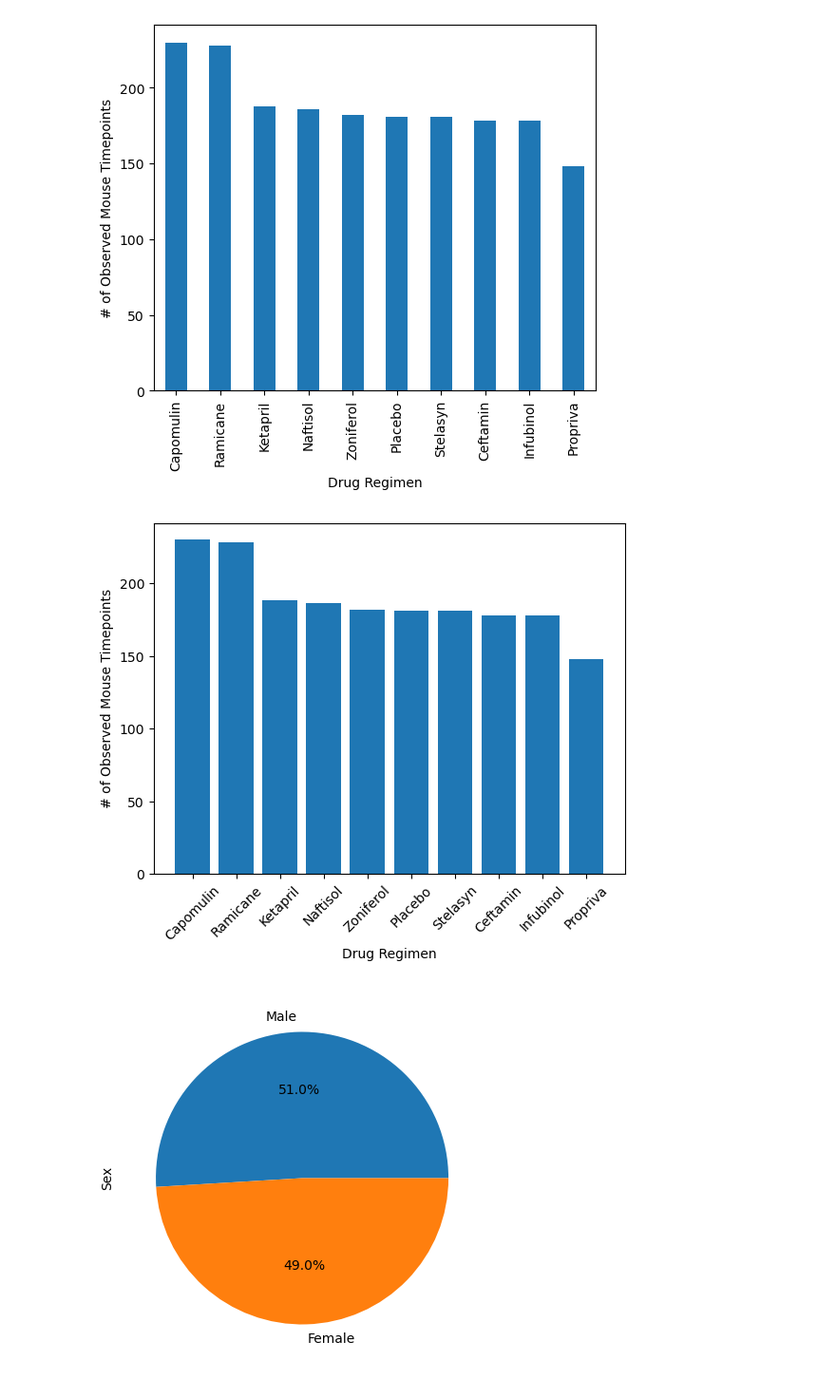
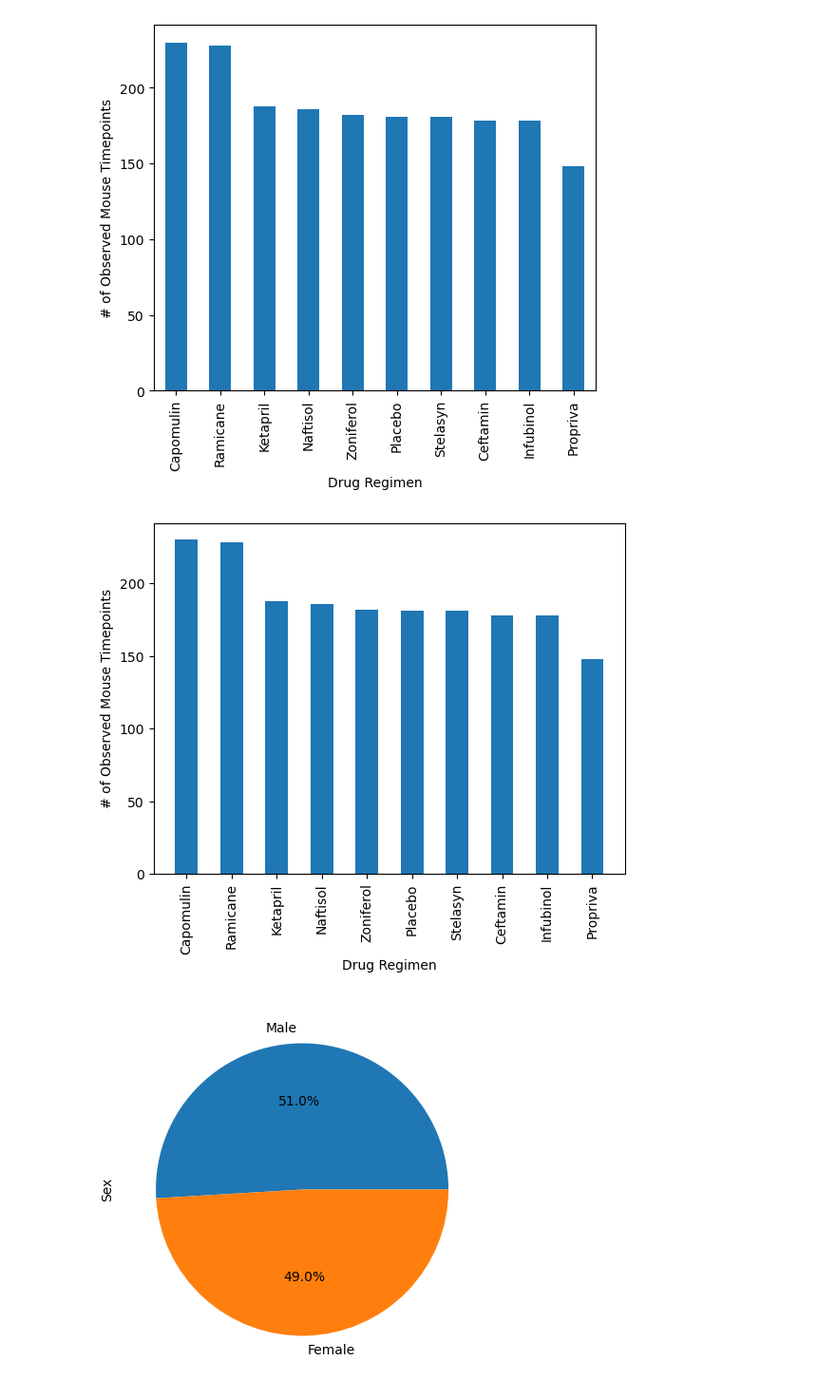
Before and after one commit to nCervantez/MatplotlibChallenge, a Jupyter notebook: Pymaceuticals/pymaceuticals_starter.ipynb, the cells around one changed output. Shown at 95% size. Saved outputs shown, nothing was run; the diff lists cells and outputs as text; code cells hidden in the pictures.

Commit message:
Cleaned code of grammer and spelling error. Formatted plots to look like the examples. Ready for analysis

```diff
--- a/Pymaceuticals/pymaceuticals_starter.ipynb
+++ b/Pymaceuticals/pymaceuticals_starter.ipynb
@@ -145,19 +145,19 @@ plt.show()
 # %%
 # Generate a bar plot showing the total number of rows (Mouse ID/Timepoints) for each drug regimen using pyplot.
 x_axis = np.arange(len(sorted_count))
 y_axis = sorted_count
 tick_loc = [value for value in x_axis]
 tick_names = [name for name in sorted_count.keys()]
 
 
 
-plt.bar(x_axis, y_axis, color='tab:blue', align='center')
-plt.xticks(tick_loc, tick_names, rotation=45)
+plt.bar(x_axis, y_axis, width=.5, color='tab:blue', align='center')
+plt.xticks(tick_loc, tick_names, rotation=90)
 plt.xlabel("Drug Regimen")
 plt.ylabel("# of Observed Mouse Timepoints")
 plt.show()
 # %% [output]
-[figure, old version]
+[figure, new version]
 # %%
 # Generate a pie plot showing the distribution of female versus male mice using Pandas
 mouse_per_sex = mouse_study.groupby('Sex')
```
Also changed, not shown: parts of 2 cells of this notebook.
